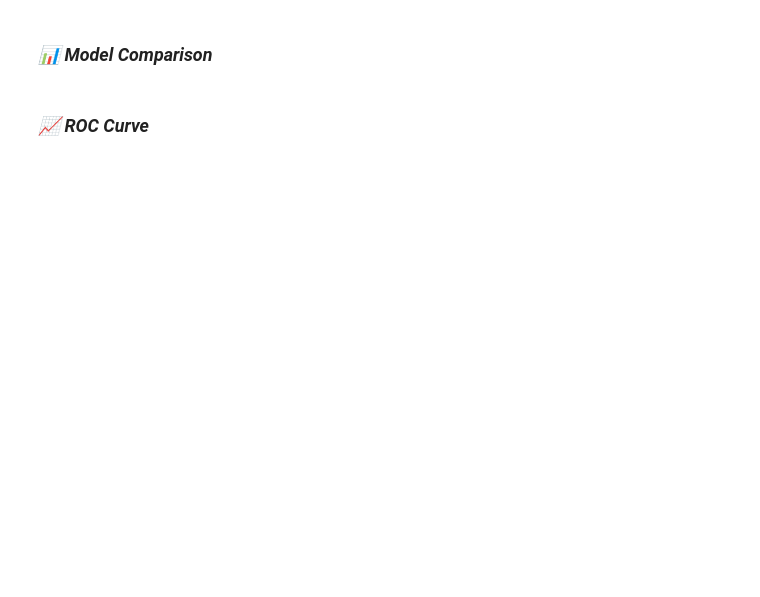
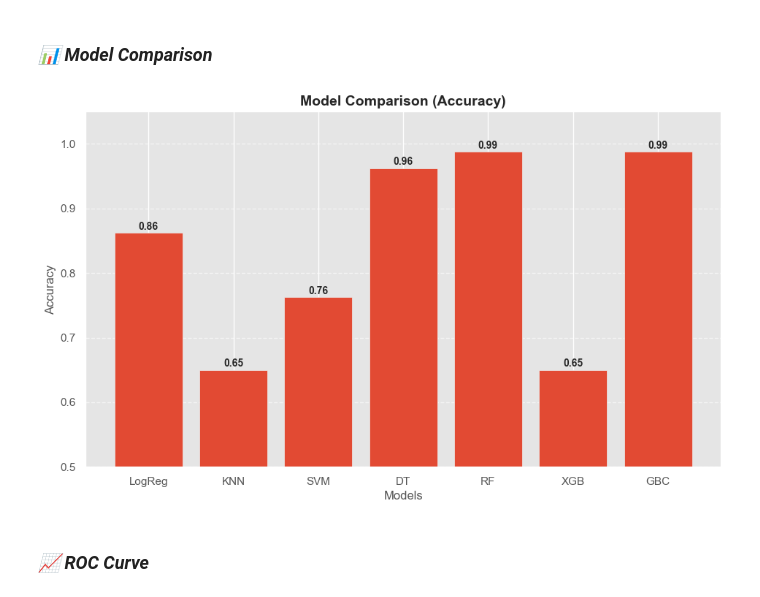
Before and after one commit to sUmiT-BhAtT-443/Multiple_Disease_Prediction, a Jupyter notebook: Notebooks/Kidney_Disease_training.ipynb, the cells around one changed output. Saved outputs shown, nothing was run; the diff lists cells and outputs as text; code cells hidden in the pictures; blank space fills up the shorter version.

```diff
--- a/Notebooks/Kidney_Disease_training.ipynb
+++ b/Notebooks/Kidney_Disease_training.ipynb
@@ -344,12 +522,42 @@ xgb_acc = accuracy_score(y_test, xgb.predict(X_test))
 # %% [markdown]
 ### ***📊 Model Comparison***
 # %%
-models = pd.DataFrame({
-    'Model':['LR','KNN','SVM','DT','RF','XGB','GBC'],
-    'Score':[lr_acc, knn_acc, svm_acc, dtc_acc, rf_acc, xgb_acc, gbc_acc]
-})
+from sklearn.metrics import accuracy_score
+import matplotlib.pyplot as plt
 
-models.sort_values(by='Score', ascending=False)
+# ✅ Model Names (same order important)
+model_names = ["LogReg", "KNN", "SVM", "DT", "RF", "XGB", "GBC"]
+
+# ✅ Accuracies (use your trained models)
+accuracies = [
+    accuracy_score(y_test, lr.predict(X_test)),
+    accuracy_score(y_test, knn.predict(X_test)),
+    accuracy_score(y_test, svm.predict(X_test)),
+    accuracy_score(y_test, dtc.predict(X_test)),
+    accuracy_score(y_test, rf.predict(X_test)),
+    accuracy_score(y_test, xgb.predict(X_test)),
+    accuracy_score(y_test, gbc.predict(X_test))
+]
+
+plt.figure(figsize=(10,6))
+bars = plt.bar(model_names, accuracies)
+
+for bar in bars:
+    yval = bar.get_height()
+    plt.text(bar.get_x() + bar.get_width()/2, yval + 0.005,
+             f"{yval:.2f}", ha='center', fontsize=10, fontweight='bold')
+
+# Styling
+plt.ylim(0.5, 1.05)
+plt.xlabel("Models")
+plt.ylabel("Accuracy")
+plt.title("Model Comparison (Accuracy)", fontsize=14, weight='bold')
+
+plt.grid(axis='y', linestyle='--', alpha=0.6)
+
+plt.show()
+# %% [output]
+[figure, added]
 # %% [markdown]
 ### ***📈 ROC Curve***
 # %%
```
Also changed, not shown: parts of 17 cells of this notebook, 13 other files.
